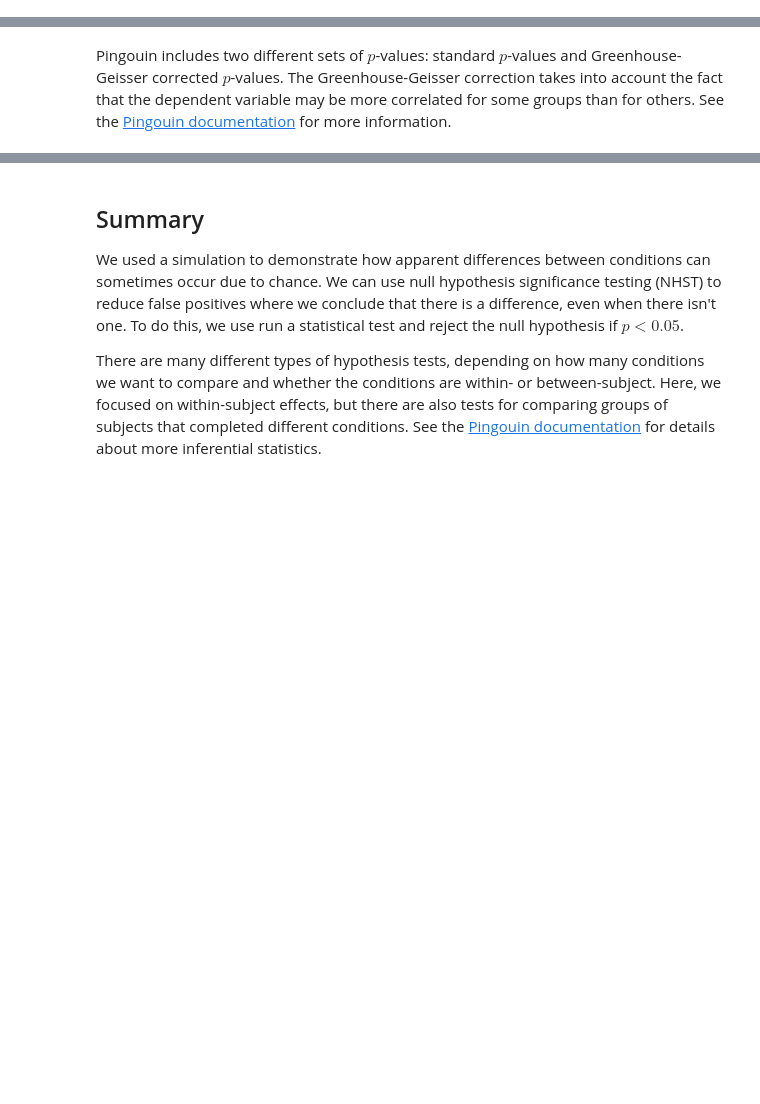
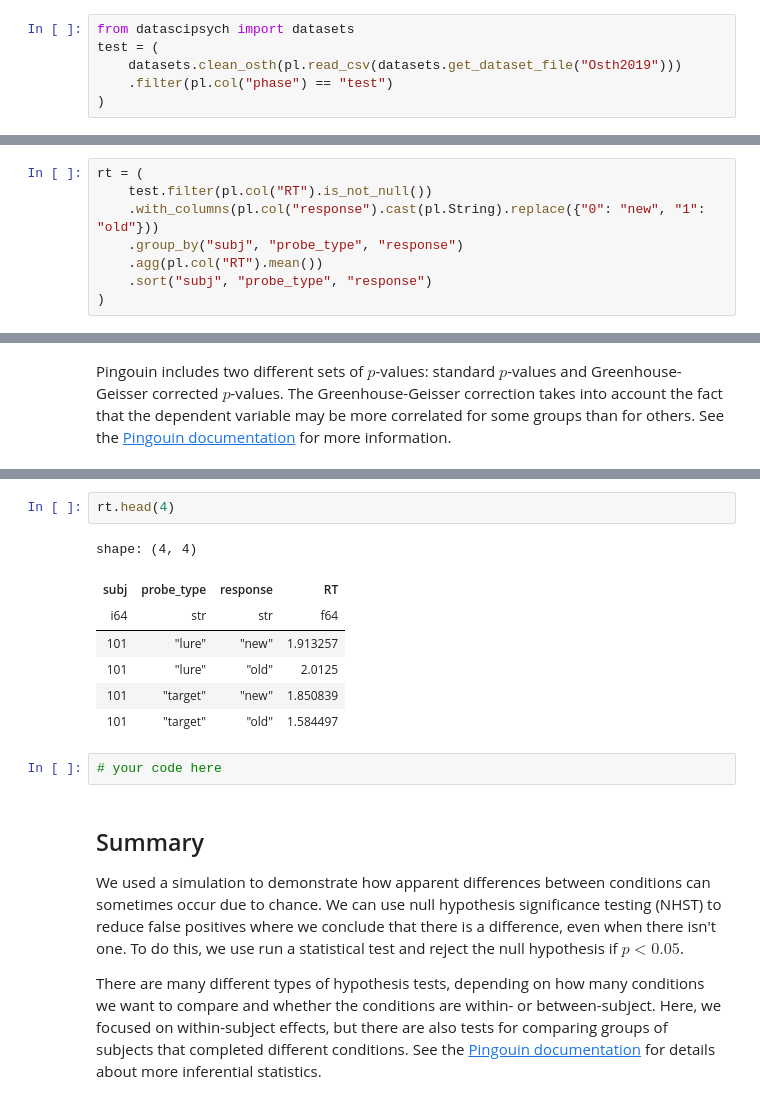
Before and after one commit to mortonne/datascipsych, a Jupyter notebook: assignments/assignment11/inferential_statistics.ipynb, the cells around one changed output, grey strips where cells are left out. Saved outputs shown, nothing was run; the diff lists cells and outputs as text; blank space fills up the shorter version.

```diff
--- a/assignments/assignment11/inferential_statistics.ipynb
+++ b/assignments/assignment11/inferential_statistics.ipynb
@@ -225,0 +267,6 @@ shape: (5, 5)
+# %%
+from datascipsych import datasets
+test = (
+    datasets.clean_osth(pl.read_csv(datasets.get_dataset_file("Osth2019")))
+    .filter(pl.col("phase") == "test")
+)
@@ -226,3 +290,11 @@ shape: (5, 5)
+# %%
+rt = (
+    test.filter(pl.col("RT").is_not_null())
+    .with_columns(pl.col("response").cast(pl.String).replace({"0": "new", "1": "old"}))
+    .group_by("subj", "probe_type", "response")
+    .agg(pl.col("RT").mean())
+    .sort("subj", "probe_type", "response")
+)
 # %% [markdown]
 ## One-sample t-test
 
@@ -344,3 +493,15 @@ Pingouin includes two different sets of $p$-values: standard $p$-values and Gree
+# %%
+rt.head(4)
+# %% [output]
+shape: (4, 4)
+| subj | probe_type | response | RT |
+| i64 | str | str | f64 |
+| 101 | "lure" | "new" | 1.913257 |
+| 101 | "lure" | "old" | 2.0125 |
+| 101 | "target" | "new" | 1.850839 |
+| 101 | "target" | "old" | 1.584497 |
+# %%
+# your code here
 # %% [markdown]
 ## Summary
 
```
Also changed, not shown: parts of 28 cells of this notebook.
